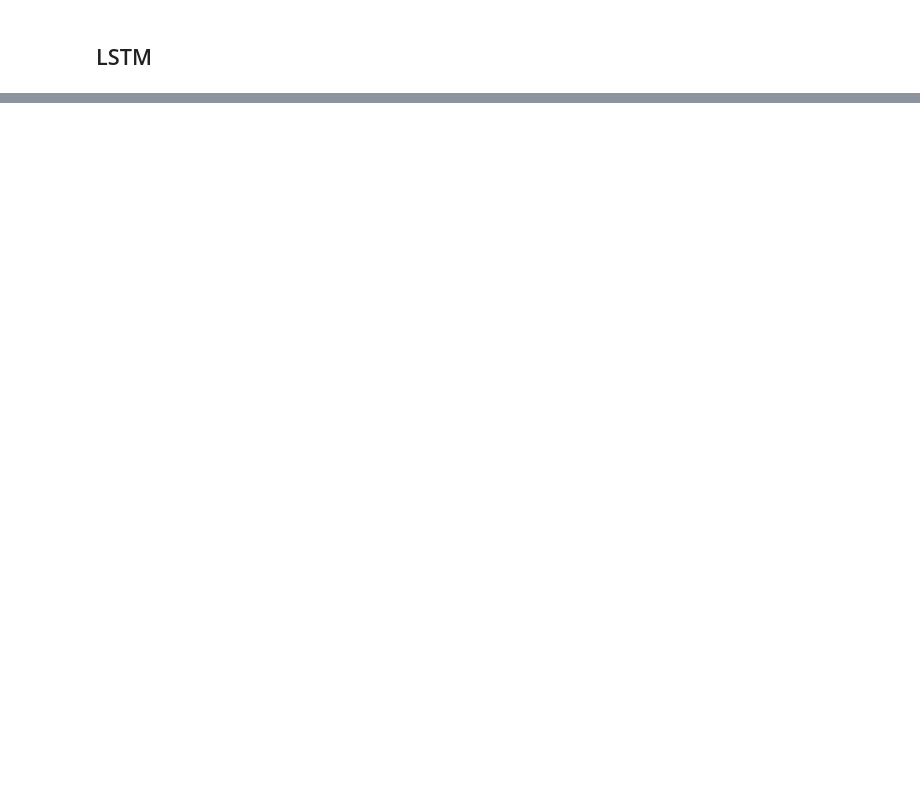
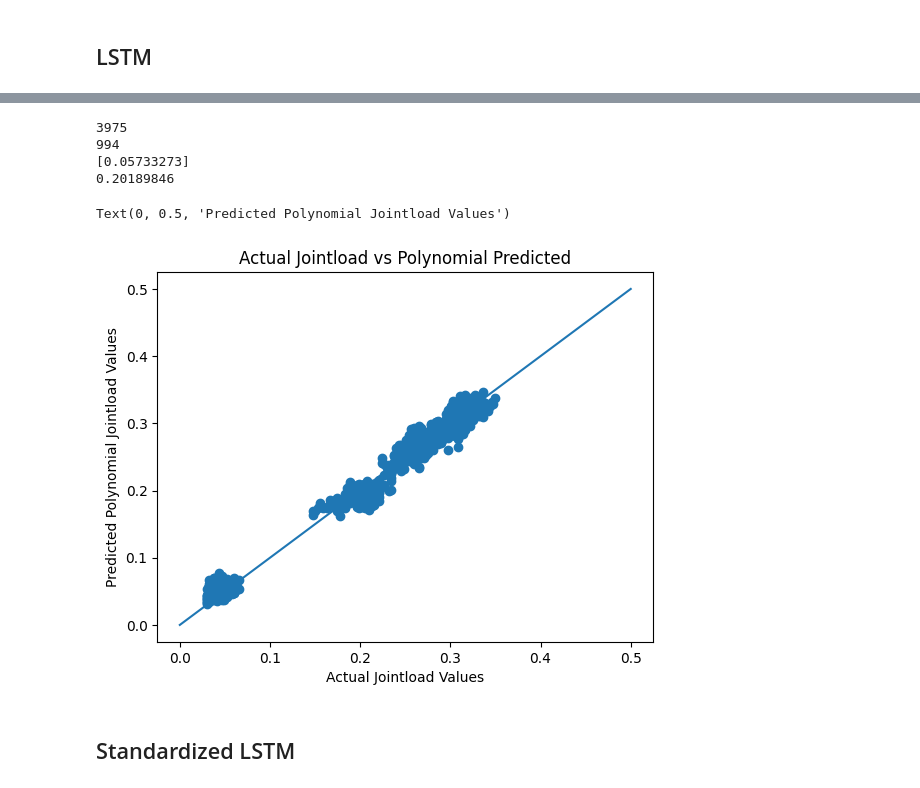
Before and after one commit to Jcollins2021/Jointload-Project, a Jupyter notebook: data_analysis.ipynb, the cells around one changed output, grey strips where cells are left out. Drawn from its saved outputs; the diff is of its cells as text; code cells hidden in the pictures; blank space fills up the shorter version.

```diff
--- a/data_analysis.ipynb
+++ b/data_analysis.ipynb
@@ -1112,0 +1140,18 @@ Text(0, 0.5, 'Predicted Polynomial Jointload Values')
+# %%
+standardized_cnn = Sequential([
+    Conv1D(128, kernel_size=3, input_shape=(1000, 2)),
+    MaxPooling1D(),
+    Conv1D(64, kernel_size=3),
+    MaxPooling1D(),
+    Conv1D(64, kernel_size=3),
+    MaxPooling1D(),
+    Flatten(),
+    Dense(128),
+    Dense(50),
+    # Dropout(0.5),
+    Dense(1, activation='linear')
+])
+
+standardized_cnn.compile(optimizer=Adam(learning_rate=0.0001), loss=tf.keras.losses.Huber(delta=1.0), metrics=['mae'])
+
+standardized_cnn.summary()
@@ -1112,0 +1180,9 @@ Text(0, 0.5, 'Predicted Polynomial Jointload Values')
+# %%
+standardized_cnn.fit(standardized_train_data, standardized_train_result, epochs=100, batch_size=10, validation_split=0.3)
+
+standardized_cnn_loss, standardized_cnn_mae = standardized_cnn.evaluate(combined_standardized_interpolated_data, results)
+print(f"Loss: {cnn_loss}, MAE: {cnn_mae}")
+
+# Predict using the model
+standardized_cnn_predictions = standardized_cnn.predict(standardized_test_data)
+print("Predictions:", standardized_cnn_predictions)
@@ -1112,0 +1207,20 @@ Text(0, 0.5, 'Predicted Polynomial Jointload Values')
+# %%
+# Graph predicted vs actual
+print(len(results))
+print(len(standardized_cnn_predictions))
+print(standardized_cnn_predictions[100])
+print(results[100])
+plt.scatter(standardized_test_result, standardized_cnn_predictions)
+plt.plot(np.linspace(0, .5, 100), np.linspace(0, .5, 100))
+plt.title("Actual Jointload vs Polynomial Predicted")
+plt.xlabel("Actual Jointload Values")
+plt.ylabel("Predicted Polynomial Jointload Values")
+# %% [output]
+3975
+994
+[0.05733273]
+0.20189846
+Text(0, 0.5, 'Predicted Polynomial Jointload Values')
+[figure, added]
+# %% [markdown]
+## Standardized LSTM
```
Also changed, not shown: parts of 44 cells of this notebook.
